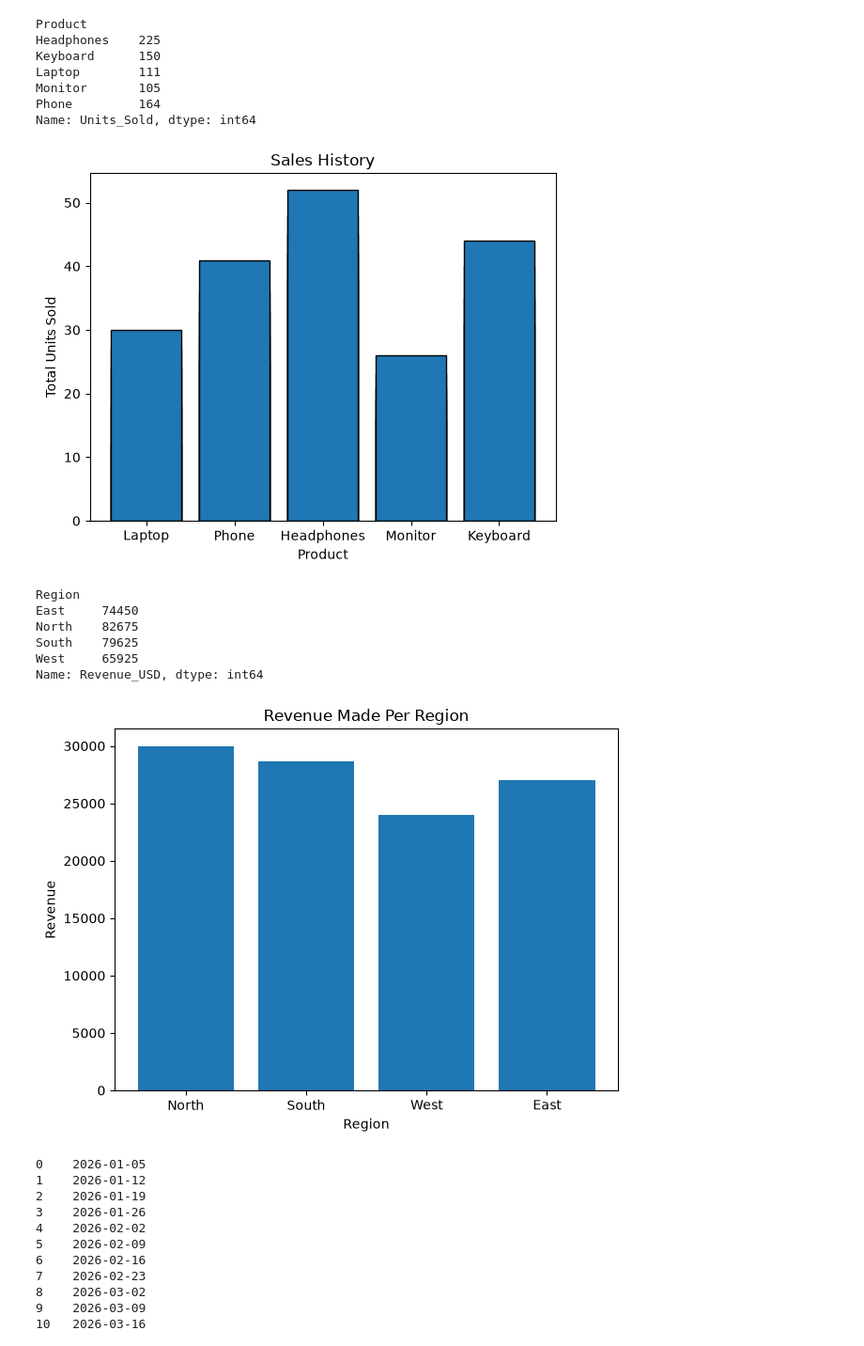
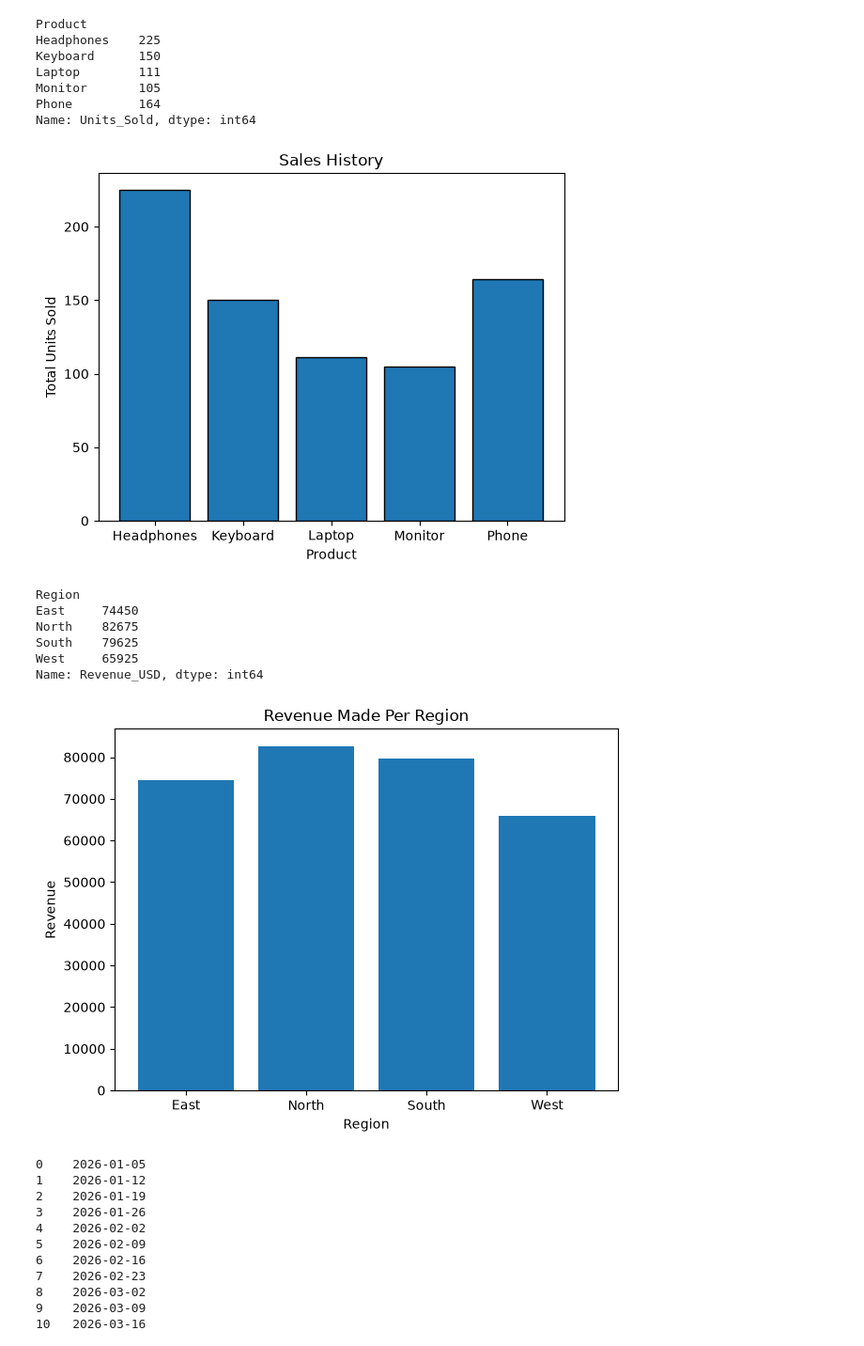
Before and after one commit to Abdurrahman-byte/Matplotlib_project, a Jupyter notebook: final-project-1.ipynb, the cells around one changed output. Shown at 94% size. Saved outputs shown, nothing was run; the diff lists cells and outputs as text; code cells hidden in the pictures.

```diff
--- a/final-project-1.ipynb
+++ b/final-project-1.ipynb
@@ -41,14 +41,16 @@ Monitor       105
 Phone         164
 Name: Units_Sold, dtype: int64
 # %%
-plt.bar(df["Product"], df["Units_Sold"], edgecolor="black")
+plt.bar(sales_by_product.index,
+        sales_by_product.values,
+         edgecolor="black")
 plt.xlabel("Product")
 plt.ylabel("Total Units Sold")
 plt.title("Sales History")
 
 plt.show()
 # %% [output]
-[figure, old version]
+[figure, new version]
 # %%
 revenue_by_region = df.groupby("Region")["Revenue_USD"].sum()
 print(revenue_by_region)
@@ -60,7 +62,8 @@ South    79625
 West     65925
 Name: Revenue_USD, dtype: int64
 # %%
-plt.bar(df["Region"], df["Revenue_USD"])
+plt.bar(revenue_by_region.index,
+        revenue_by_region.values)
 plt.xlabel("Region")
 plt.ylabel("Revenue")
 plt.title("Revenue Made Per Region")
@@ -68,7 +71,7 @@ plt.tight_layout()
 
 plt.show()
 # %% [output]
-[figure, old version]
+[figure, new version]
 # %%
 df["Date"] = pd.to_datetime(df["Date"])
 daily_revenue = df.groupby("Date")["Revenue_USD"].sum()
```
Also changed, not shown: parts of 2 cells of this notebook.
